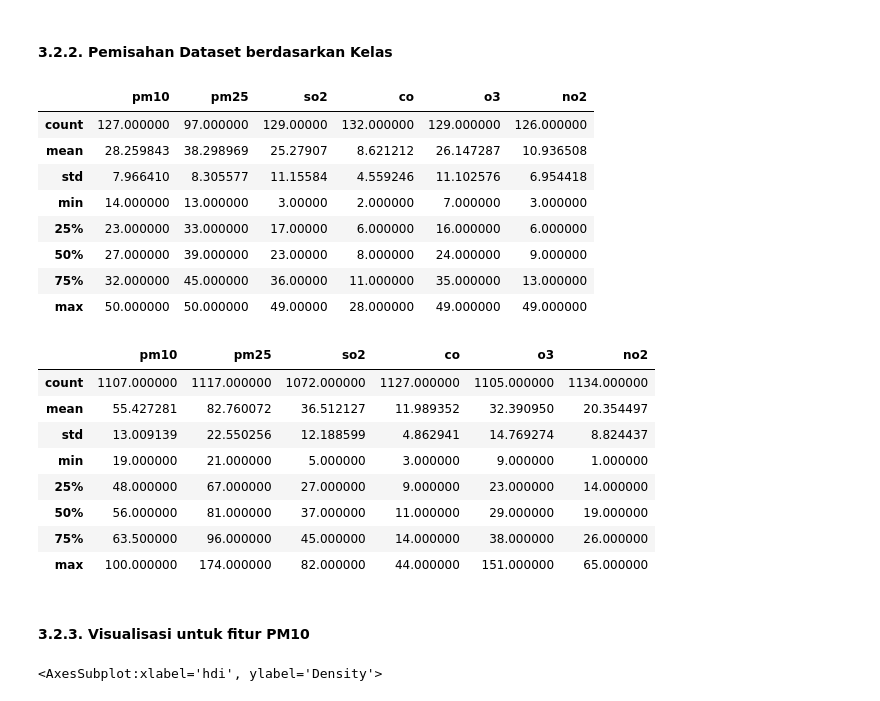
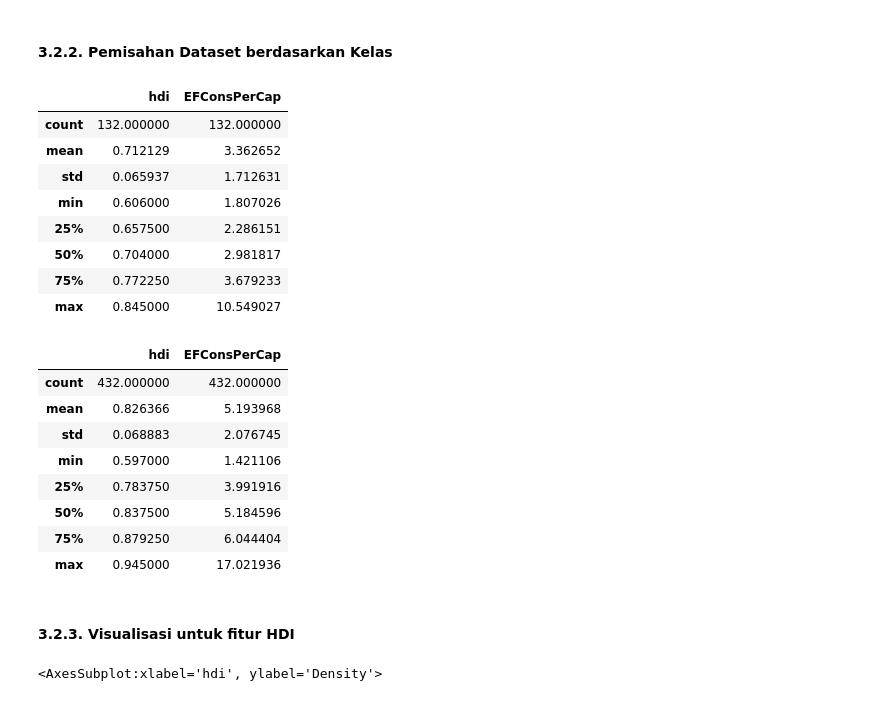
Before and after one commit to elfarahma/ml_process, a Jupyter notebook: eda.ipynb, the cells around one changed output. Drawn from its saved outputs; the diff is of its cells as text; code cells hidden in the pictures.

```diff
--- a/eda.ipynb
+++ b/eda.ipynb
@@ -125,34 +125,38 @@ dtype: float64
 #### 3.2.2. Pemisahan Dataset berdasarkan Kelas
 # %%
 # pisahkan menjadi 2 kelas untuk melihat apakah kita perlu melakukan imputasi berdasarkan kelas
-dataset_baik = dataset[dataset.categori == "BAIK"].copy()
-dataset_tidak_baik = dataset[dataset.categori != "BAIK"].copy()
+dataset_asia = dataset[dataset.continent == "Asia"].copy()
+dataset_europe = dataset[dataset.continent == "Europe"].copy()
+dataset_africa = dataset[dataset.continent == "Africa"].copy()
+dataset_oceania = dataset[dataset.continent == "Oceania"].copy()
+dataset_n_america = dataset[dataset.continent == "North America"].copy()
+dataset_s_america = dataset[dataset.continent == "South America"].copy()
 # %%
-# kelas 1
-dataset_baik.describe()
+# kelas Africa
+dataset_s_america.describe()
 # %% [output]
-|  | pm10 | pm25 | so2 | co | o3 | no2 |
-| count | 127.000000 | 97.000000 | 129.00000 | 132.000000 | 129.000000 | 126.000000 |
-| mean | 28.259843 | 38.298969 | 25.27907 | 8.621212 | 26.147287 | 10.936508 |
-| std | 7.966410 | 8.305577 | 11.15584 | 4.559246 | 11.102576 | 6.954418 |
-| min | 14.000000 | 13.000000 | 3.00000 | 2.000000 | 7.000000 | 3.000000 |
-| 25% | 23.000000 | 33.000000 | 17.00000 | 6.000000 | 16.000000 | 6.000000 |
-| 50% | 27.000000 | 39.000000 | 23.00000 | 8.000000 | 24.000000 | 9.000000 |
-| 75% | 32.000000 | 45.000000 | 36.00000 | 11.000000 | 35.000000 | 13.000000 |
-| max | 50.000000 | 50.000000 | 49.00000 | 28.000000 | 49.000000 | 49.000000 |
+|  | hdi | EFConsPerCap |
+| count | 132.000000 | 132.000000 |
+| mean | 0.712129 | 3.362652 |
+| std | 0.065937 | 1.712631 |
+| min | 0.606000 | 1.807026 |
+| 25% | 0.657500 | 2.286151 |
+| 50% | 0.704000 | 2.981817 |
+| 75% | 0.772250 | 3.679233 |
+| max | 0.845000 | 10.549027 |
 # %%
-# kelas 0
-dataset_tidak_baik.describe()
+# kelas Europe
+dataset_europe.describe()
 # %% [output]
-|  | pm10 | pm25 | so2 | co | o3 | no2 |
-| count | 1107.000000 | 1117.000000 | 1072.000000 | 1127.000000 | 1105.000000 | 1134.000000 |
-| mean | 55.427281 | 82.760072 | 36.512127 | 11.989352 | 32.390950 | 20.354497 |
-| std | 13.009139 | 22.550256 | 12.188599 | 4.862941 | 14.769274 | 8.824437 |
-| min | 19.000000 | 21.000000 | 5.000000 | 3.000000 | 9.000000 | 1.000000 |
-| 25% | 48.000000 | 67.000000 | 27.000000 | 9.000000 | 23.000000 | 14.000000 |
-| 50% | 56.000000 | 81.000000 | 37.000000 | 11.000000 | 29.000000 | 19.000000 |
-| 75% | 63.500000 | 96.000000 | 45.000000 | 14.000000 | 38.000000 | 26.000000 |
-| max | 100.000000 | 174.000000 | 82.000000 | 44.000000 | 151.000000 | 65.000000 |
+|  | hdi | EFConsPerCap |
+| count | 432.000000 | 432.000000 |
+| mean | 0.826366 | 5.193968 |
+| std | 0.068883 | 2.076745 |
+| min | 0.597000 | 1.421106 |
+| 25% | 0.783750 | 3.991916 |
+| 50% | 0.837500 | 5.184596 |
+| 75% | 0.879250 | 6.044404 |
+| max | 0.945000 | 17.021936 |
 # %%
 # pm10      : mean dari kelas 0 dan 1 terpaut cukup jauh, maka akan menggunakan kelas
 # pm25      : mean dari kelas 0 dan 1 terpaut cukup jauh, maka akan menggunakan kelas
@@ -161,5 +165,5 @@ dataset_tidak_baik.describe()
 # o3        : median dari kelas 0 dan 1 tidak terpaut jauh, maka tidak akan menggunakan kelas
 # no2       : median dari kelas 0 dan 1 tidak terpaut jauh, maka tidak akan menggunakan kelas
 # %% [markdown]
-#### 3.2.3. Visualisasi untuk fitur PM10
+#### 3.2.3. Visualisasi untuk fitur HDI
 # %%
```
Also changed, not shown: parts of 54 cells of this notebook.
